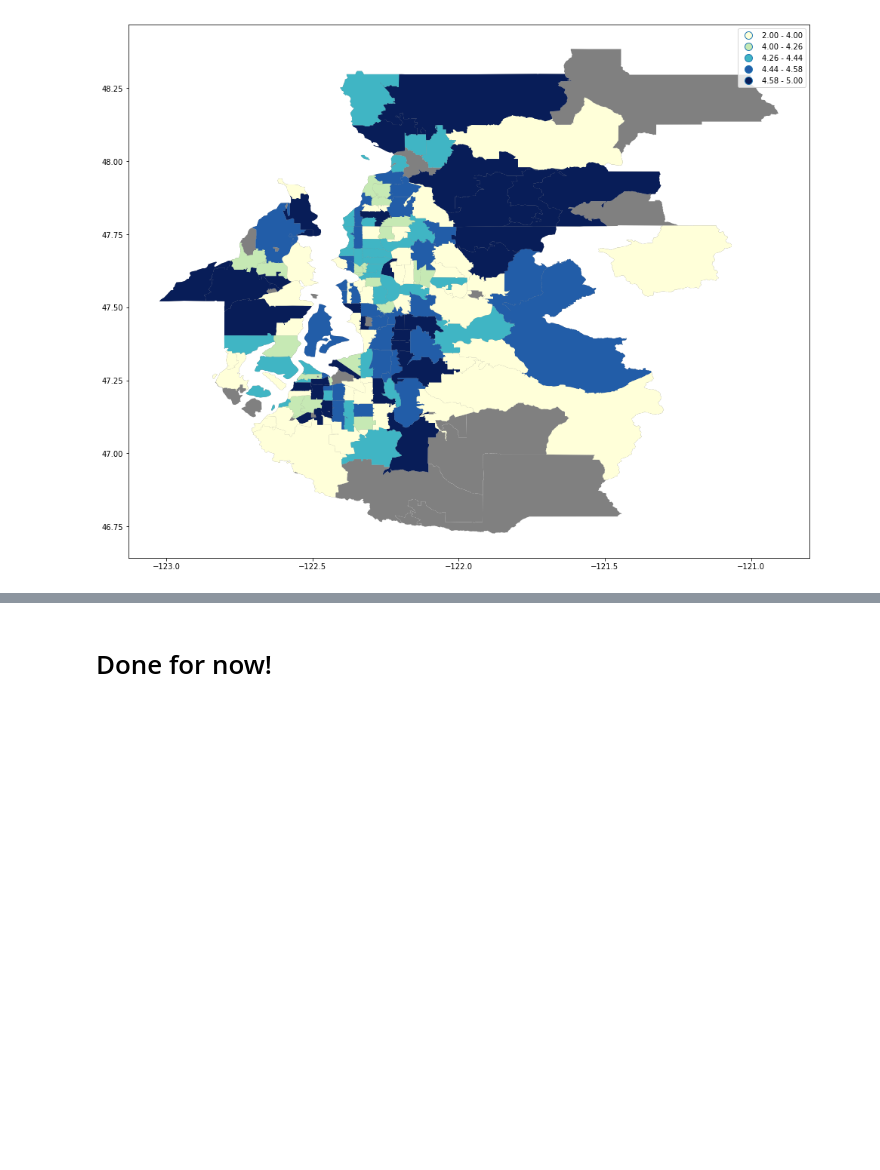
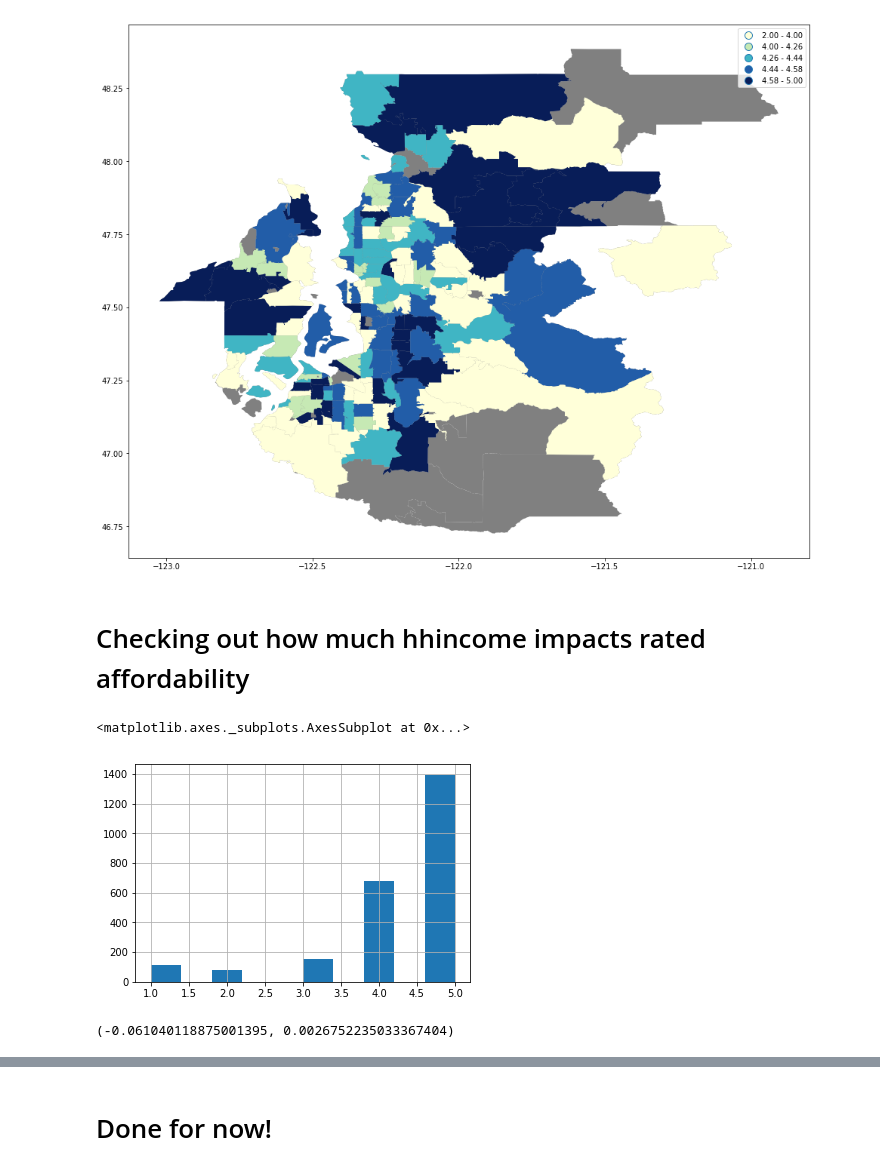
Before and after one commit to geeoffgoond/PROJECT, a Jupyter notebook: Master.ipynb, the cells around one changed output, grey strips where cells are left out. Saved outputs shown, nothing was run; the diff lists cells and outputs as text; code cells hidden in the pictures; blank space fills up the shorter version.

```diff
--- a/project.ipynb
+++ b/Master.ipynb
@@ -369,3 +399,20 @@ psMoveMap.plot(ax=base,column='res_factors_afford', cmap='YlGnBu', scheme='Quant
 # %% [output]
 <matplotlib.axes._subplots.AxesSubplot at 0x...>
 [figure]
+# %% [markdown]
+# Checking out how much hhincome impacts rated affordability
+# %%
+#Our variable of interest  is the environment performance:
+%matplotlib inline
+
+psrchh.res_factors_afford.hist()
+# %% [output]
+<matplotlib.axes._subplots.AxesSubplot at 0x...>
+[figure, added]
+# %%
+from scipy.stats import pearsonr
+
+xs=psrchh.hh_income_detailed
+pearsonr(psrchh.hh_income_detailed, psrchh.res_factors_afford)
+# %% [output]
+(-0.061040118875001395, 0.0026752235033367404)
```
Also changed, not shown: parts of 23 cells of this notebook, 4 other files.
